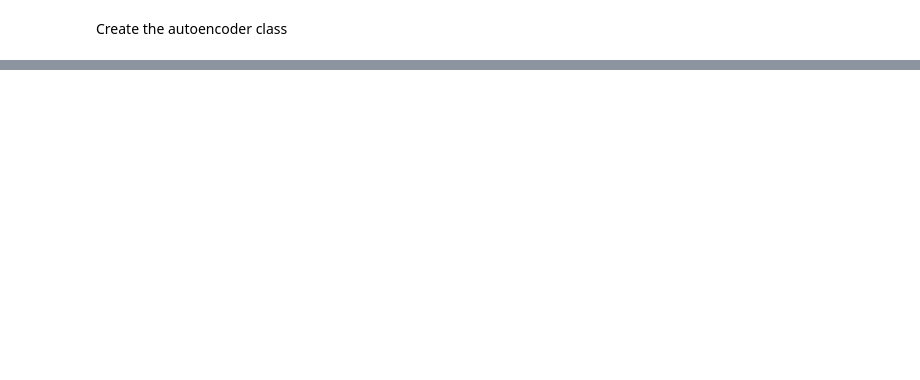
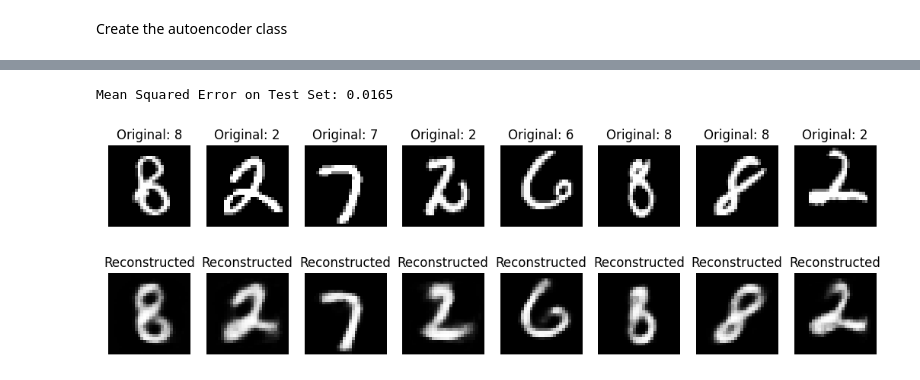
Before and after one commit to Hr15h1/da_assignment_III, a Jupyter notebook: nb_01.ipynb, the cells around one changed output, grey strips where cells are left out. Cells and saved outputs as stored; diff of their text form; code cells hidden in the pictures; blank space fills up the shorter version.

```diff
--- a/nb_01.ipynb
+++ b/nb_01.ipynb
@@ -16,8 +19,8 @@ from keras import layers, Model, Sequential
 mnist_train = datasets.MNIST(root='./data', train=True, download=True, transform=transforms.ToTensor())
 mnist_test = datasets.MNIST(root='./data', train=False, download=True, transform=transforms.ToTensor())
 
-train_loader = torch.utils.data.DataLoader(mnist_train, batch_size=64, shuffle=True)
-test_loader = torch.utils.data.DataLoader(mnist_test, batch_size=64, shuffle=False)
+train_loader = torch.utils.data.DataLoader(mnist_train, batch_size=64, shuffle=True, num_workers=4)
+test_loader = torch.utils.data.DataLoader(mnist_test, batch_size=64, shuffle=False, num_workers=4)
 # %%
 images_count = 0
 for images, labels in train_loader:
@@ -53,8 +58,7 @@ class AutoEncoder(Model):
 
     def call(self, x):
         encoded = self.encoder(x)
-        latent = self.latent(encoded)
-        decoded = self.decoder(latent)
+        decoded = self.decoder(encoded)
         return decoded
 # %%
 model1 = AutoEncoder()
@@ -68,11 +84,10 @@ outputs_list = []
 best_model_loss = float('inf')
 best_model_weights = None
 
-patience = 7
+patience = 3
 patience_counter = 0
-
+avg_val_loss = 0
 loss_list = []
-accuracy_list = []
 
 for epoch in range(epochs):
     print(f"Epoch {epoch+1}/{epochs}: ", end="")
@@ -94,22 +109,17 @@ for epoch in range(epochs):
 
     print(f"Loss: {epoch_loss:.4f}")
 
-    epoch_val_loss = 0
-    epoch_val_accuracy = 0
+    epoch_val_mse = 0
 
     with torch.no_grad():
         for val_images, _ in test_loader:
             val_images = val_images.view(-1, 28*28).to(device)
             val_outputs = model1(val_images, training=False)
             val_loss = loss_fn(val_outputs, val_images)
-            epoch_val_loss += val_loss.item()
+            epoch_val_mse += val_loss.item()
 
-            val_accuracy = F.mse_loss(val_outputs, val_images)
-            epoch_val_accuracy += val_accuracy.item()
 
-    avg_val_loss = epoch_val_loss / len(test_loader)
-    avg_val_accuracy = epoch_val_accuracy / len(test_loader)
-    accuracy_list.append(avg_val_accuracy)
+    avg_val_loss = epoch_val_mse / len(test_loader)
 
     if avg_val_loss < best_model_loss:
         best_model_loss = avg_val_loss
@@ -122,4 +132,4 @@ for epoch in range(epochs):
             print("Early stopping triggered.")
             break
 
-    print(f"Validation Loss: {avg_val_loss:.4f}, Validation MSE: {avg_val_accuracy:.4f}")
+    print(f"Validation Loss(MSE): {avg_val_loss:.4f}")
@@ -389,0 +154,35 @@ for epoch in range(epochs):
+# %%
+with torch.no_grad():
+    test_mse = 0
+    for test_images, _ in test_loader:
+        test_images = test_images.view(-1, 28*28).to(device)
+        test_outputs = model1(test_images, training=False)
+        test_loss = loss_fn(test_outputs, test_images)
+        test_mse += test_loss.item()
+
+    best_model_loss = test_mse / len(test_loader)
+    print(f"Mean Squared Error on Test Set: {best_model_loss:.4f}")
+# %% [output]
+Mean Squared Error on Test Set: 0.0165
+# %%
+for images, labels in train_loader:
+    plt.figure(figsize=(13, 4))
+    for i in range(8):
+        plt.subplot(2,8,i+1)
+        plt.imshow(images[i].numpy().squeeze(), cmap='gray')
+        plt.axis('off')
+        plt.title(f'Original: {labels[i].item()}')
+
+        images_reshaped = images.view(-1, 28*28).to(device)
+        with torch.no_grad():
+            reconstructed = model1(images_reshaped, training=False)
+        reconstructed = reconstructed.view(-1, 1, 28, 28).cpu()
+
+        plt.subplot(2,8,i+9)
+        plt.imshow(reconstructed[i].numpy().squeeze(), cmap='gray')
+        plt.axis('off')
+        plt.title('Reconstructed')
+    plt.show()
+    break
+# %% [output]
+[figure, added]
```
Also changed, not shown: parts of 39 cells of this notebook, 5 other files.
